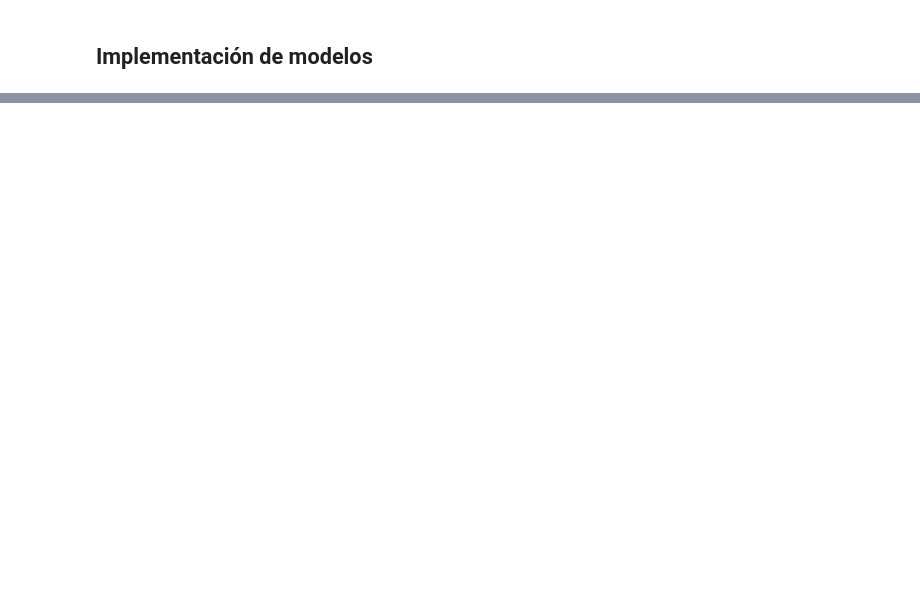
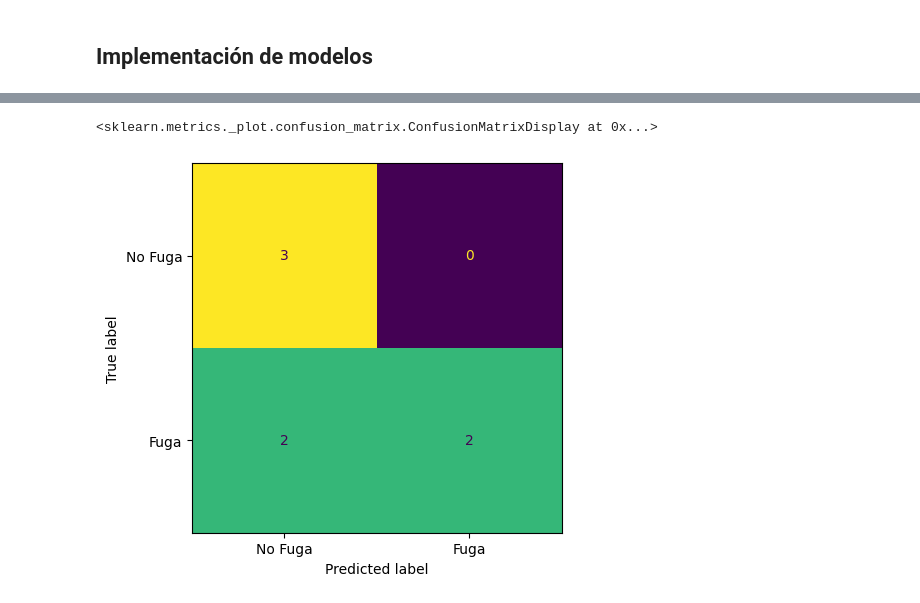
Before and after one commit to alu0101351773/TFM, a Jupyter notebook: src/project/main.ipynb, the cells around one changed output, grey strips where cells are left out. Drawn from its saved outputs; the diff is of its cells as text; code cells hidden in the pictures; blank space fills up the shorter version.

```diff
--- a/src/project/main.ipynb
+++ b/src/project/main.ipynb
@@ -145,7 +145,7 @@ Model: "sequential_13"
  Non-trainable params: 0 (0.00 B)
 # %%
 model.compile(
-    optimizer=tf.keras.optimizers.Adam(learning_rate=0.001),
+    optimizer=tf.keras.optimizers.Adam(learning_rate=0.01),
     loss='binary_crossentropy',
     metrics=['accuracy']
 )
@@ -191,0 +180,10 @@ array([[0],
+# %%
+from sklearn.metrics import confusion_matrix, ConfusionMatrixDisplay
+
+ConfusionMatrixDisplay(
+    confusion_matrix=confusion_matrix(y_test, (model.predict(X_test) > 0.5).astype(int)),
+    display_labels=['No Fuga', 'Fuga']
+).plot(
+    colorbar=False
+)
+# %% [output]
@@ -191,0 +191,2 @@ array([[0],
+<sklearn.metrics._plot.confusion_matrix.ConfusionMatrixDisplay at 0x...>
+[figure, added]
```
Also changed, not shown: parts of 4 cells of this notebook.
